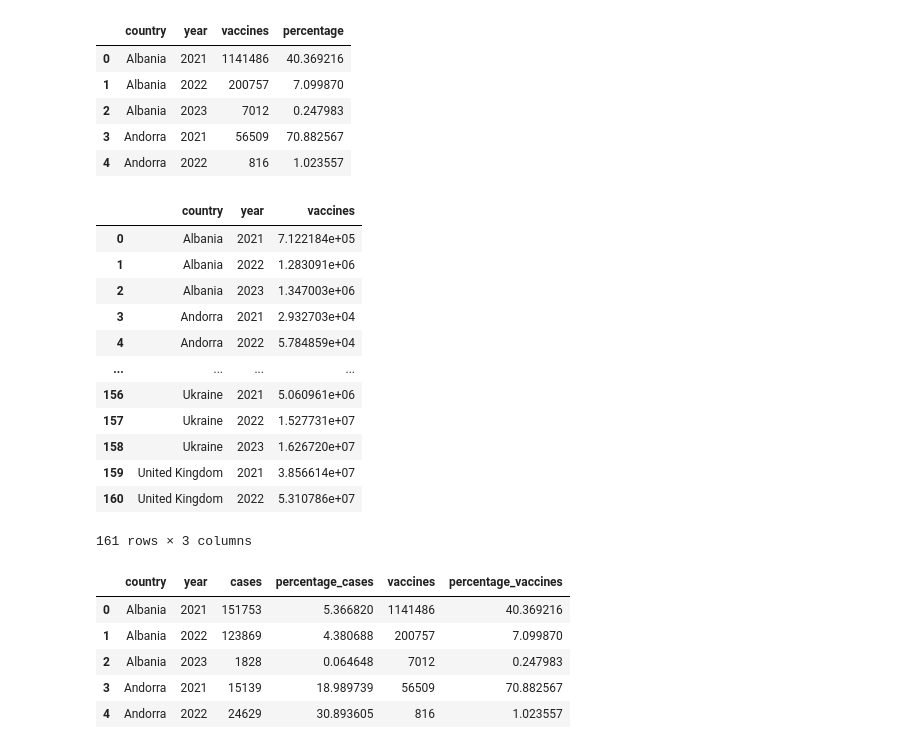
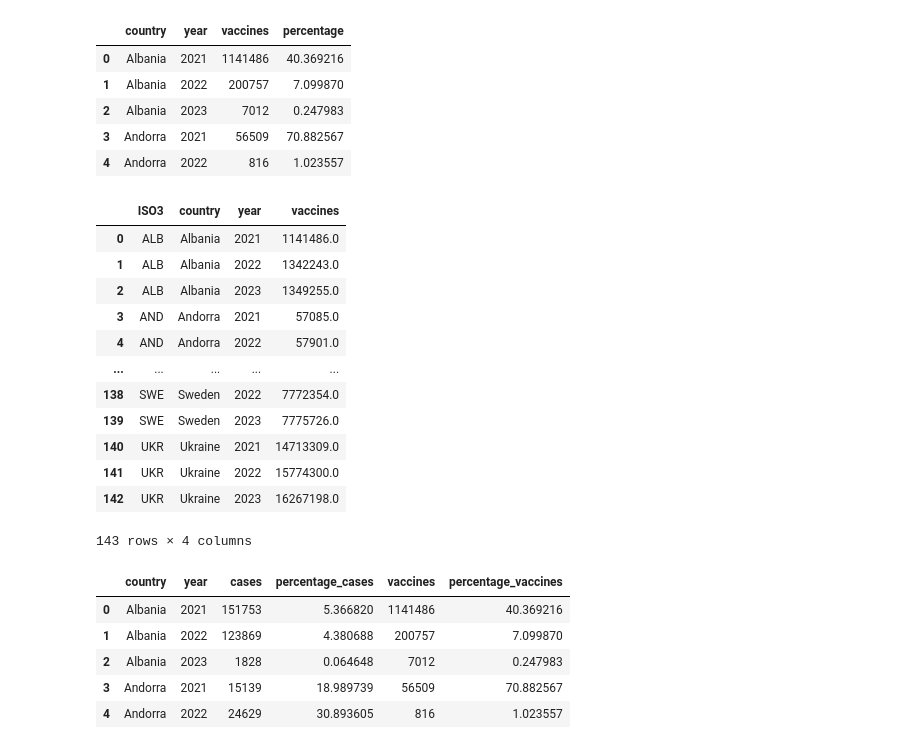
Before and after one commit to ChristianParodi/tristimuli-final-project, a Jupyter notebook: dataset/COVID/covid_temp/temp.ipynb, the cells around one changed output. Drawn from its saved outputs; the diff is of its cells as text; code cells hidden in the pictures.

```diff
--- a/dataset/COVID/covid_temp/temp.ipynb
+++ b/dataset/COVID/covid_temp/temp.ipynb
@@ -1,5 +1,7 @@
 # %%
 import pandas as pd
+# %%
+country_codes = pd.read_json("../../countries_ISO3.json")
 # %%
 europe = pd.read_csv("../covid.csv")["country"]
 europe.drop_duplicates(inplace=True)
@@ -279,3 +322,7 @@ df_v.head()
 | 4 | Afghanistan | 2021 | 4 | 22 | 240000.0 |
 # %%
 df_v = df_v[df_v['country'].isin(europe)]
+# %%
+df_v = df_v.merge(country_codes, on='country', how='left')
+df_v = df_v[['ISO3', 'country', 'year', 'month', 'day', 'vaccines']]
+df_v.head()
@@ -321,20 +376,21 @@ yearly_vaccines.head()
 yearly_vaccines.to_csv("./clean/covid_new_vaccines_year.csv", index=False)
 # %%
 # Calculate the average cases per year for each country
-df_v_avg = df_v.groupby(['country', 'year'])['vaccines'].mean().reset_index()
-df_v_avg
+df_v_max_year = df_v.groupby(['ISO3', 'country', 'year'])[
+    'vaccines'].max().reset_index()
+df_v_max_year
 # %% [output]
-|  | country | year | vaccines |
-| 0 | Albania | 2021 | 7.122184e+05 |
-| 1 | Albania | 2022 | 1.283091e+06 |
-| 2 | Albania | 2023 | 1.347003e+06 |
-| 3 | Andorra | 2021 | 2.932703e+04 |
-| 4 | Andorra | 2022 | 5.784859e+04 |
-| ... | ... | ... | ... |
-| 156 | Ukraine | 2021 | 5.060961e+06 |
-| 157 | Ukraine | 2022 | 1.527731e+07 |
-| 158 | Ukraine | 2023 | 1.626720e+07 |
-| 159 | United Kingdom | 2021 | 3.856614e+07 |
-| 160 | United Kingdom | 2022 | 5.310786e+07 |
+|  | ISO3 | country | year | vaccines |
+| 0 | ALB | Albania | 2021 | 1141486.0 |
+| 1 | ALB | Albania | 2022 | 1342243.0 |
+| 2 | ALB | Albania | 2023 | 1349255.0 |
+| 3 | AND | Andorra | 2021 | 57085.0 |
+| 4 | AND | Andorra | 2022 | 57901.0 |
+| ... | ... | ... | ... | ... |
+| 138 | SWE | Sweden | 2022 | 7772354.0 |
+| 139 | SWE | Sweden | 2023 | 7775726.0 |
+| 140 | UKR | Ukraine | 2021 | 14713309.0 |
+| 141 | UKR | Ukraine | 2022 | 15774300.0 |
+| 142 | UKR | Ukraine | 2023 | 16267198.0 |
-161 rows × 3 columns
+143 rows × 4 columns
 # %%
```
Also changed, not shown: parts of 18 cells of this notebook, 15 other files.
